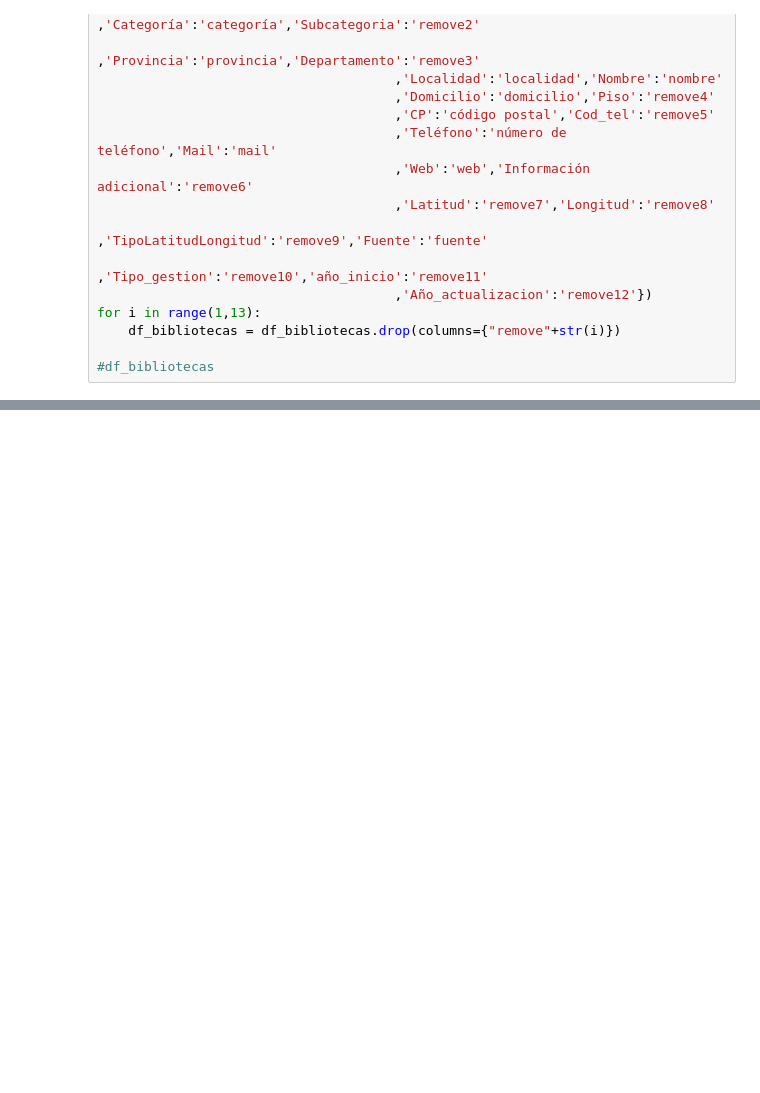
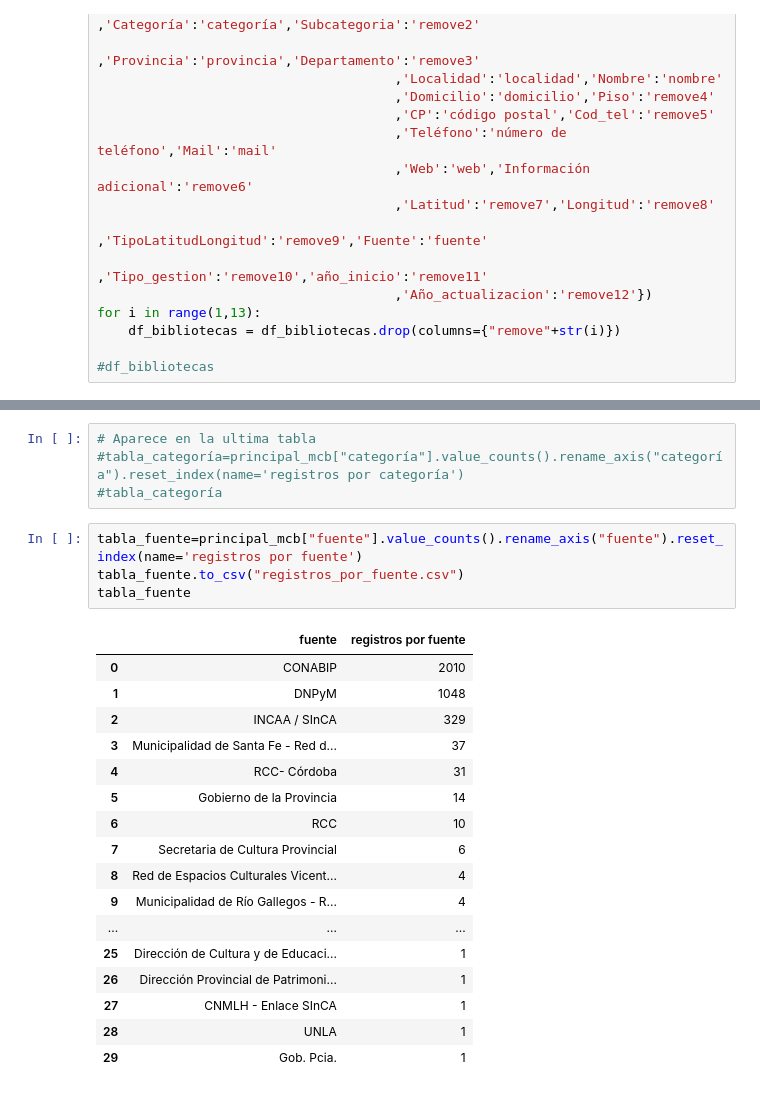
Before and after one commit to avalos-p/Alk_project, a Jupyter notebook: alk_project.ipynb, the cells around one changed output, grey strips where cells are left out. Drawn from its saved outputs; the diff is of its cells as text; blank space fills up the shorter version.

```diff
--- a/alk_project.ipynb
+++ b/alk_project.ipynb
@@ -146,0 +128,26 @@ principal_mcb
+# %%
+# Aparece en la ultima tabla
+#tabla_categoría=principal_mcb["categoría"].value_counts().rename_axis("categoría").reset_index(name='registros por categoría')
+#tabla_categoría
+# %%
+tabla_fuente=principal_mcb["fuente"].value_counts().rename_axis("fuente").reset_index(name='registros por fuente')
+tabla_fuente.to_csv("registros_por_fuente.csv")
+tabla_fuente
+# %% [output]
+|  | fuente | registros por fuente |
+| 0 | CONABIP | 2010 |
+| 1 | DNPyM | 1048 |
+| 2 | INCAA / SInCA | 329 |
+| 3 | Municipalidad de Santa Fe - Red d... | 37 |
+| 4 | RCC- Córdoba | 31 |
+| 5 | Gobierno de la Provincia | 14 |
+| 6 | RCC | 10 |
+| 7 | Secretaria de Cultura Provincial | 6 |
+| 8 | Red de Espacios Culturales Vicent... | 4 |
+| 9 | Municipalidad de Río Gallegos - R... | 4 |
+| ... | ... | ... |
+| 25 | Dirección de Cultura y de Educaci... | 1 |
+| 26 | Dirección Provincial de Patrimoni... | 1 |
+| 27 | CNMLH - Enlace SInCA | 1 |
+| 28 | UNLA | 1 |
+| 29 | Gob. Pcia. | 1 |
```
Also changed, not shown: parts of 5 cells of this notebook, 10 other files.
